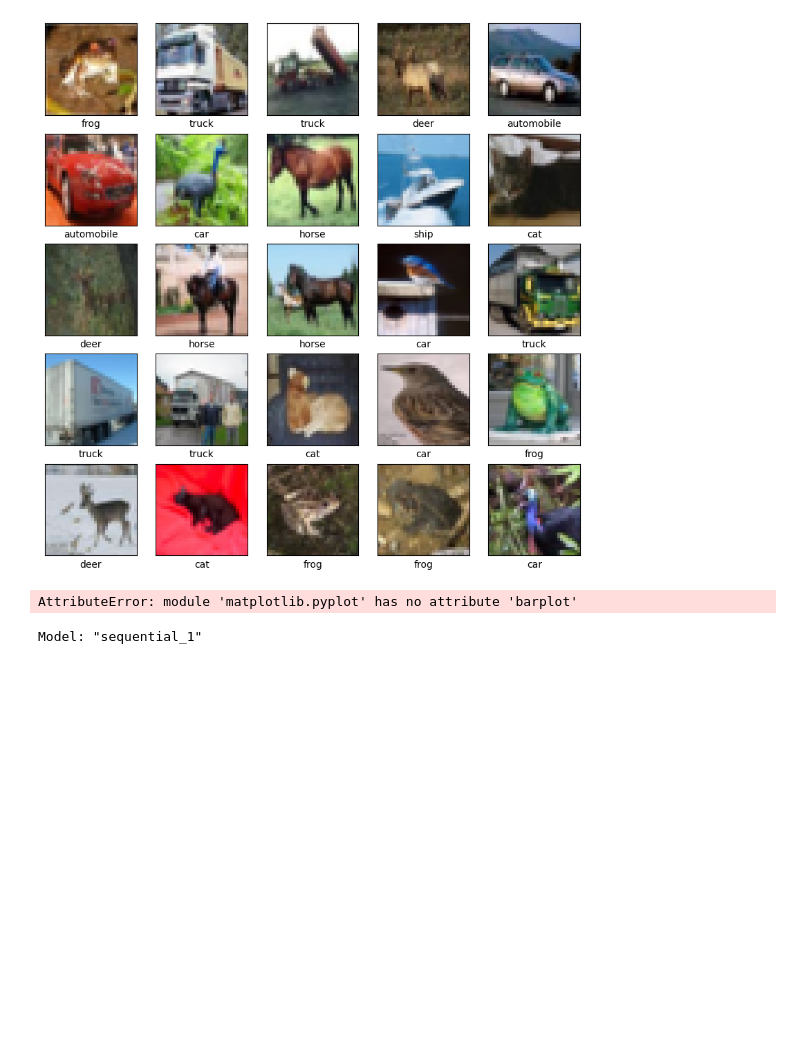
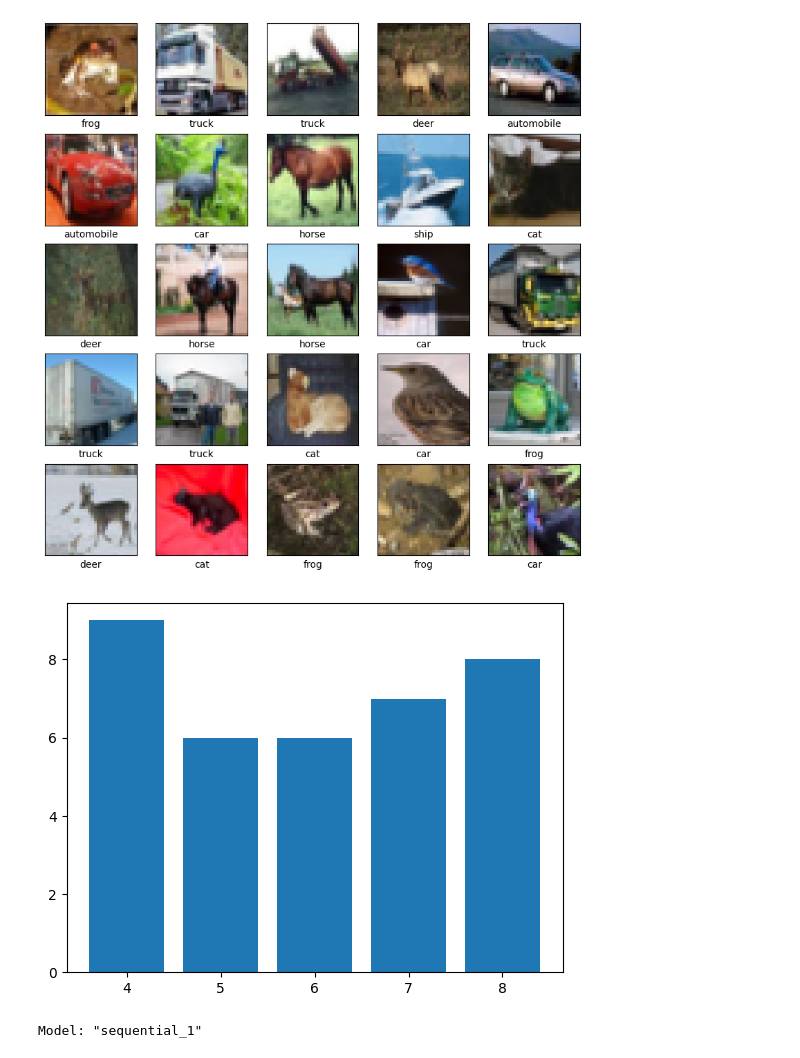
Before and after one commit to abhinavsinh014-prog/Deep-learning, a Jupyter notebook: CNN.ipynb, the cells around one changed output. Cells and saved outputs as stored; diff of their text form; code cells hidden in the pictures; blank space fills up the shorter version.

```diff
--- a/CNN.ipynb
+++ b/CNN.ipynb
@@ -30,13 +30,14 @@ plt.show()
 # %%
 import matplotlib.pyplot as plt
 # %%
-a= [4,5,6,8,5,4]
-b= [9,4,6,8,1,7]
+a= [4,5,6,8,5,7]
+b= [9,4,6,8,6,7]
 # %%
-plt.barplot(x=a,y=b)
+plt.bar(x=a,height=b)
+
 plt.show()
 # %% [output]
-AttributeError: module 'matplotlib.pyplot' has no attribute 'barplot'
+[figure, added]
 # %%
 model = models.Sequential()
 model.add(layers.Conv2D(32,(3,3),activation='relu',input_shape=(32,32,3)))
```
